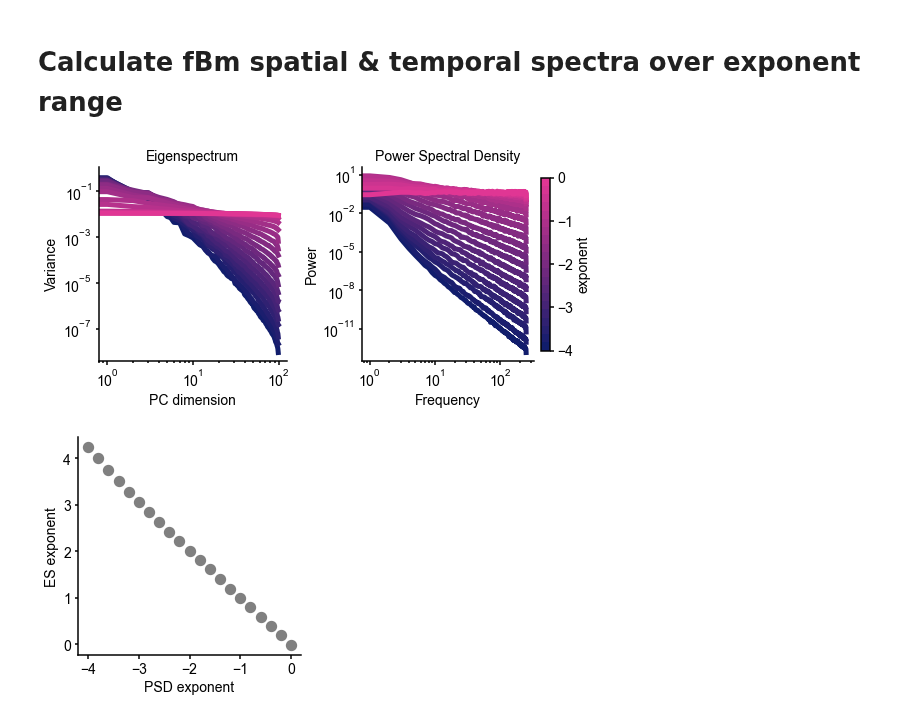
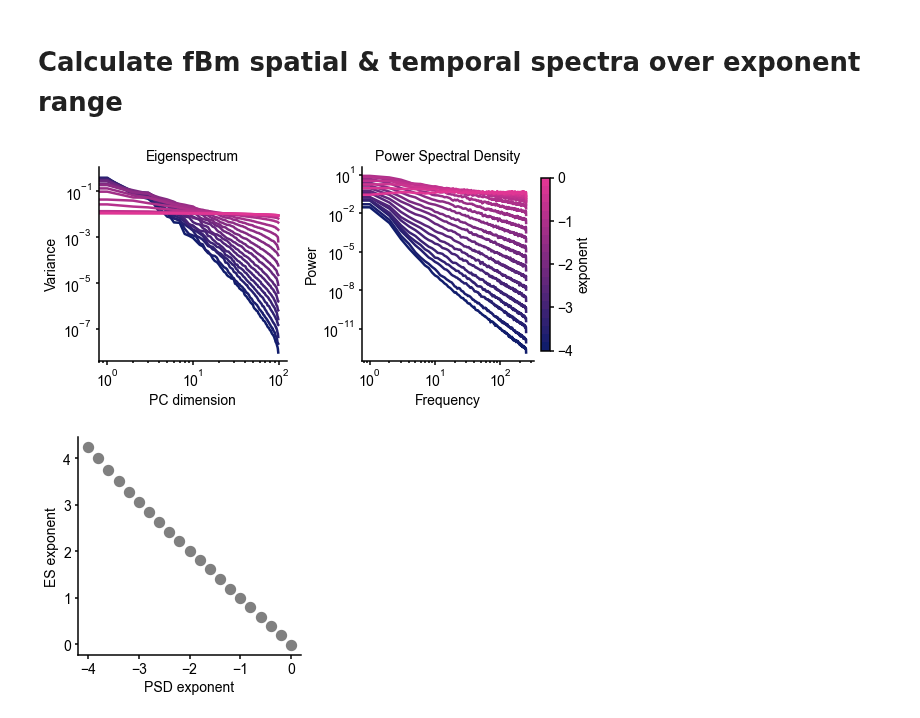
Before and after one commit to voytekresearch/galaxybrain, a Jupyter notebook: notebooks/noise_sim.ipynb, the cells around one changed output. Saved outputs shown, nothing was run; the diff lists cells and outputs as text; code cells hidden in the pictures.

```diff
--- a/notebooks/noise_sim.ipynb
+++ b/notebooks/noise_sim.ipynb
@@ -120,25 +120,25 @@ slopes_sum, pca_results_sum, fft_results_sum = sim_and_fit(exponents, sum_sig =
 # %%
 import matplotlib as mpl
 
 colorcycler(['#111d6c', '#e03694'], exponents.shape[0])
 # e spec
 plt.figure(figsize=(8,4))
 plt.subplot(1,2,1)
-plt.loglog(pca_results_sum.T, linewidth=5)
+plt.loglog(pca_results_sum.T, linewidth=2.5)
 pltlabel('Eigenspectrum', 'PC dimension', 'Variance')
 ## PSD
 plt.subplot(1,2,2)
 #plt.loglog(fft_results.mean(0), linewidth=5, color=cmap[i]) #in non summing case
-plt.loglog(fft_results_sum.T, linewidth=5)
+plt.loglog(fft_results_sum.T, linewidth=2.5)
 pltlabel('Power Spectral Density','Frequency', 'Power')
 solo_colorbar(['#111d6c', '#e03694'],
               len(exponents),
               (exponents[0], exponents[-1]),
               'exponent')
 plt.tight_layout()
 # plt.savefig('../fig/fbm/spectra.png', bbox_inches='tight', pad_inches=0.0, dpi=400)
 # %% [output]
-[figure, old version]
+[figure, new version]
 # %%
 plt.figure()
 
```
Also changed, not shown: parts of 1 cell of this notebook, 6 other files.
